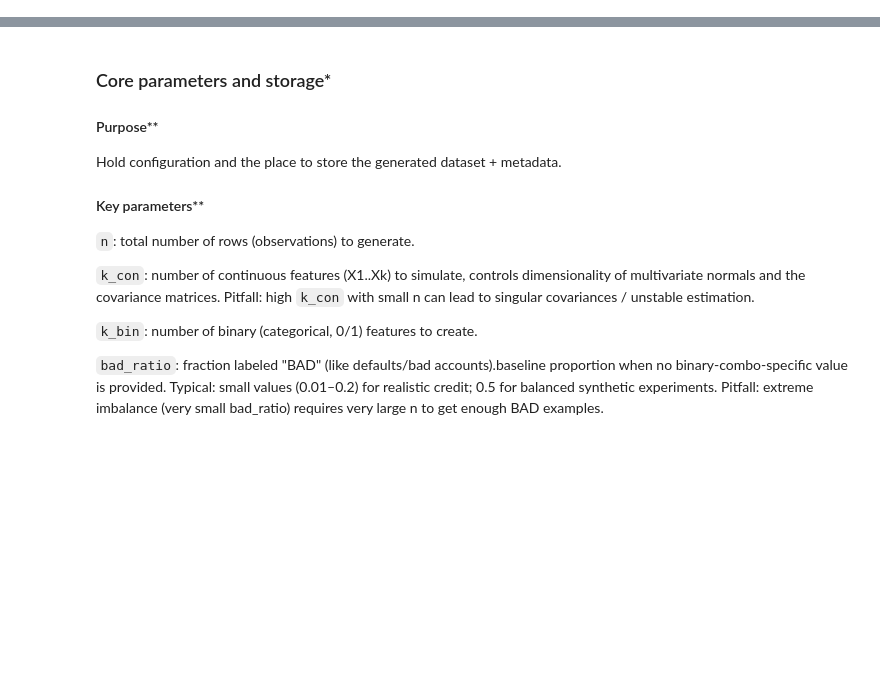
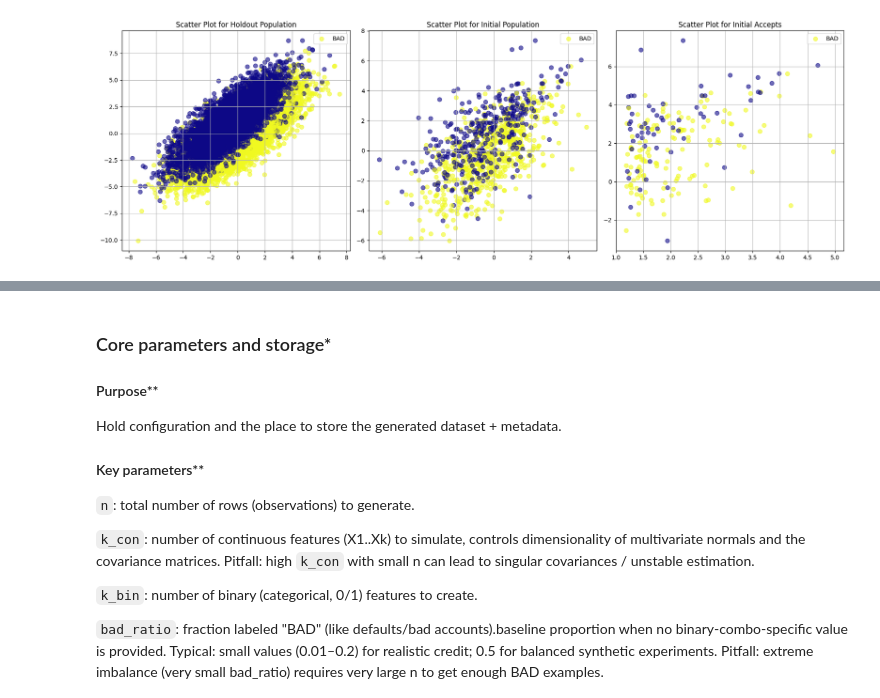
Before and after one commit to MiaYangM/Information-System--Foundation-Models-for-Reject-Inference, a Jupyter notebook: Data Generator.ipynb, the cells around one changed output, grey strips where cells are left out. Saved outputs shown, nothing was run; the diff lists cells and outputs as text; code cells hidden in the pictures; blank space fills up the shorter version.

```diff
--- a/Data Generator.ipynb
+++ b/Data Generator.ipynb
@@ -35,0 +154,22 @@ Generating binary features...
+# %%
+######### Visualize Data Set #########
+fig, ax = plt.subplots(1,3, figsize=(18, 6))
+ax[0].scatter(holdout_population['X1'], holdout_population['X2'], c=holdout_population['BAD'].map({'BAD':1, 'GOOD':0}), cmap='plasma', alpha=0.6, s=50, label="BAD")
+ax[0].set_title('Scatter Plot for Holdout Population')
+ax[0].legend()
+ax[0].grid()
+
+ax[1].scatter(init_population['X1'], init_population['X2'], c=init_population['BAD'].map({'BAD':1, 'GOOD':0}), cmap='plasma', alpha=0.6, s=50, label="BAD")
+ax[1].set_title('Scatter Plot for Initial Population')
+ax[1].legend()
+ax[1].grid()
+
+ax[2].scatter(init_accepts['X1'], init_accepts['X2'], c=init_accepts['BAD'].map({'BAD':1, 'GOOD':0}), cmap='plasma', alpha=0.6, s=50, label="BAD")
+ax[2].set_title('Scatter Plot for Initial Accepts')
+ax[2].legend()
+ax[2].grid()
+
+plt.tight_layout()
+plt.show()
+# %% [output]
+[figure, added]
```
Also changed, not shown: parts of 15 cells of this notebook.
